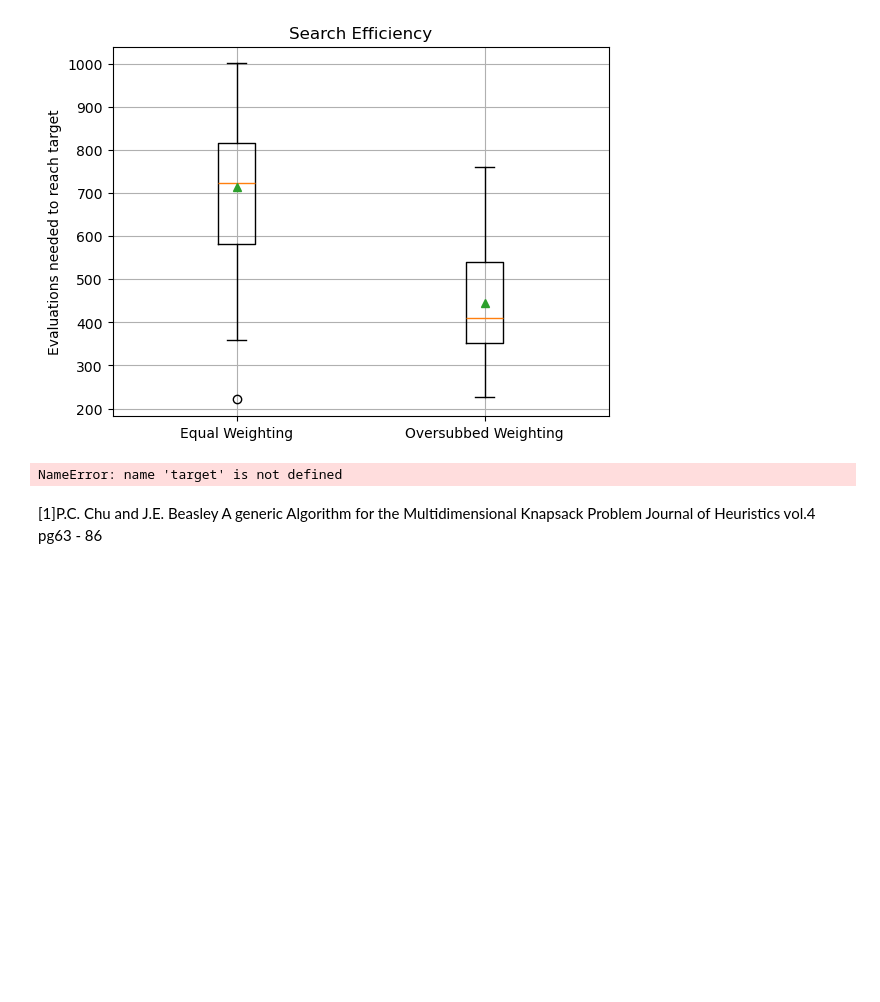
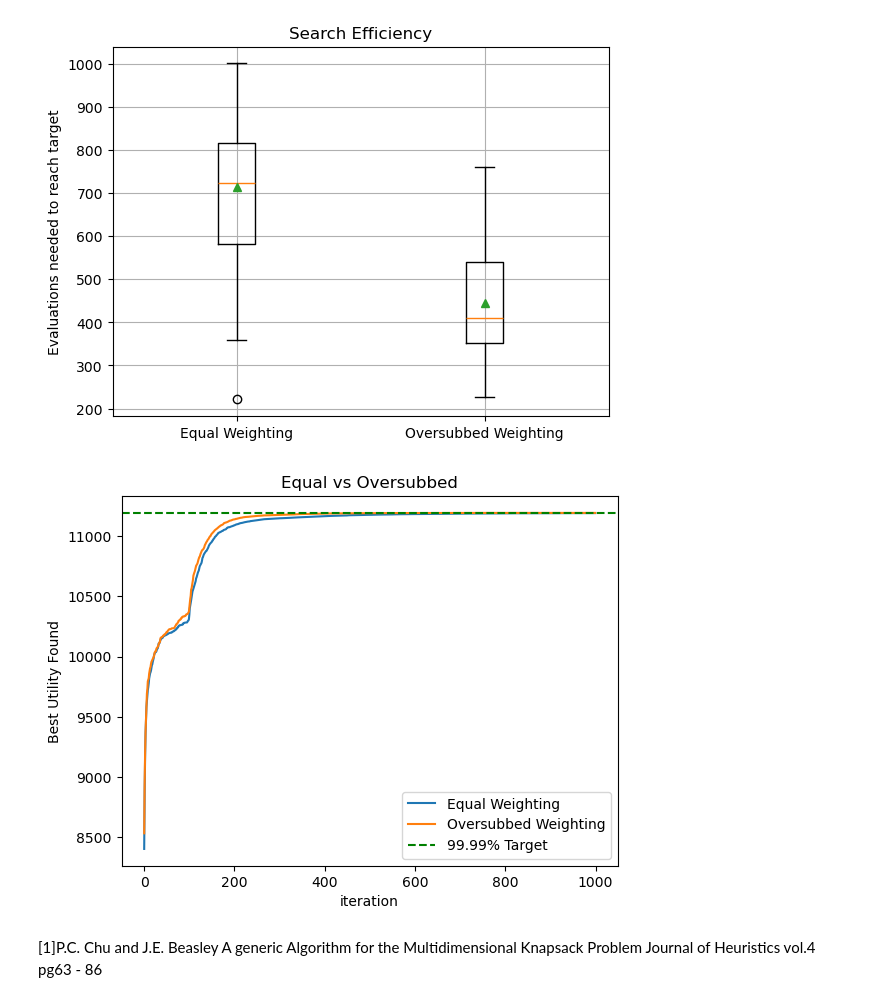
Before and after one commit to Captainjack2210/AI-Assignment, a Jupyter notebook: workload_data_loader.ipynb, the cells around one changed output. Cells and saved outputs as stored; diff of their text form; code cells hidden in the pictures; blank space fills up the shorter version.

```diff
--- a/workload_data_loader.ipynb
+++ b/workload_data_loader.ipynb
@@ -713,7 +704,7 @@ fractionToRemove = np.maximum(1 - 1/allModelCapacity, 0.01)
 weightingOptions = { "equal": np.ones(5),
                     "Usage Based": weighting,
                     "Oversubbed": allModelCapacity / allModelCapacity.mean(),
-                    "Remaining": fractionToRemove/ fractionToRemove.mean()
+                    "Reduction": fractionToRemove/ fractionToRemove.mean()
                    }
 rnd.seed(5)
 randoms=[]
@@ -754,0 +745,39 @@ True
+# %%
+budget = 1000
+comparison = {}
+comparison ["Equal Weighting"] = runExperimentGA (budget, capacities2, demands2, utilities2, equalOrder, numRuns = 30)
+comparison ["Oversubbed Weighting"] = runExperimentGA (budget, capacities2, demands2, utilities2, overSubbedOrder, numRuns = 30)
+comparison ["Reduction Weighting"] = runExperimentGA (budget, capacities2, demands2, utilities2, reductionOrder, numRuns = 30)
+# %%
+bestFound = 0
+for utility in comparison.values():
+    currentBest = utility[0].max()
+    if currentBest > bestFound:
+        bestFound = currentBest
+aim = 0.9999 * bestFound
+evaluationsNeeded = {}
+for name, (bestList, traces, solutions, times) in comparison.items():
+    needed = []
+    for trace in traces:
+        achieved = np.where(trace >= aim)[0]
+        if len(achieved) > 0:
+            needed.append(achieved[0] + 1)
+        else:
+            needed.append(budget + 1)
+    evaluationsNeeded[name] = np.array(needed)
+for name, (bestList, traces, solutions, times) in comparison.items():
+    reachedCount = 0
+    for evaluation in evaluationsNeeded[name]:
+        if evaluation <= budget:
+            reachedCount = reachedCount + 1
+    meanResult = bestList.mean()
+    stdResult = bestList.std()
+    maxResult = bestList.max()
+    minResult = bestList.min()
+    totalRuns = len(bestList)
+    medianEvaluations = np.median(evaluationsNeeded[name])
+    meanBestSoFar = traces.mean()
+    averageTime = times.mean()
+    print(f"{name:20s}\nFinal: Mean = {meanResult:.0f}, std = {stdResult:.2f}, max = {maxResult:.1f}, min = {minResult:.1f}"
+    f"\nReached Target in {reachedCount}/{totalRuns} runs, Median Evaluations = {medianEvaluations:.0f} trace mean = {meanBestSoFar:.0f}"
+    f"\nTime Taken = {averageTime:.3f}s")
@@ -833,14 +878,14 @@ plt.show()
 # %%
 for name, (bestList, traces, solutions, times) in resultsPart3.items():
     averageTrace = np.mean(traces, axis = 0)
     plt.plot(averageTrace, label = name)
 plt.xlabel("iteration")
 plt.ylabel("Best Utility Found")
 plt.title("Equal vs Oversubbed")
-plt.axhline(y=target, color="green", linestyle="--", label= "99.99% Target")
+plt.axhline(y=aim, color="green", linestyle="--", label= "99.99% Target")
 plt.legend()
 plt.show()
 # %% [output]
-NameError: name 'target' is not defined
+[figure, added]
 # %% [markdown]
 [1]P.C. Chu and J.E. Beasley A generic Algorithm for the Multidimensional Knapsack Problem Journal of Heuristics vol.4 pg63 - 86
```
Also changed, not shown: parts of 10 cells of this notebook.
